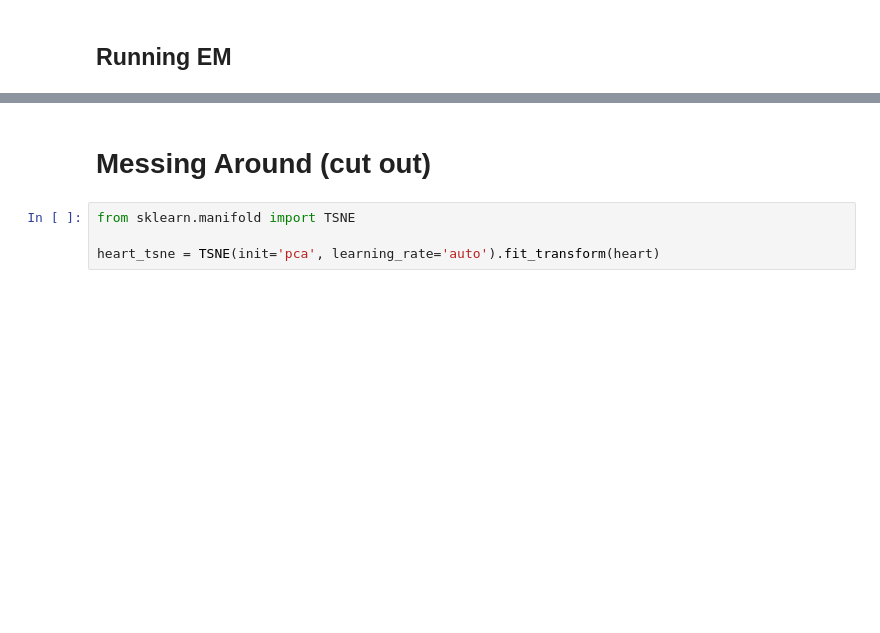
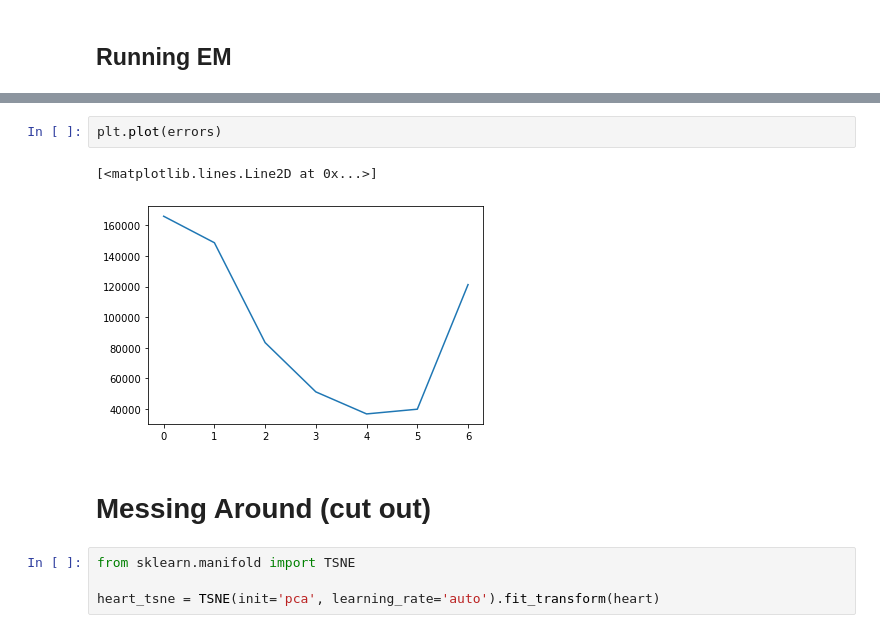
Before and after one commit to pmazumder3927/COGS-118B-Final, a Jupyter notebook: Cogs118B_final_project.ipynb, the cells around one changed output, grey strips where cells are left out. Drawn from its saved outputs; the diff is of its cells as text; blank space fills up the shorter version.

```diff
--- a/Cogs118B_final_project.ipynb
+++ b/Cogs118B_final_project.ipynb
@@ -372,3 +425,8 @@ model.run()
+# %%
+plt.plot(errors)
+# %% [output]
+[<matplotlib.lines.Line2D at 0x...>]
+[figure, added]
 # %% [markdown]
 # Messing Around (cut out)
 # %%
```
Also changed, not shown: parts of 12 cells of this notebook.
